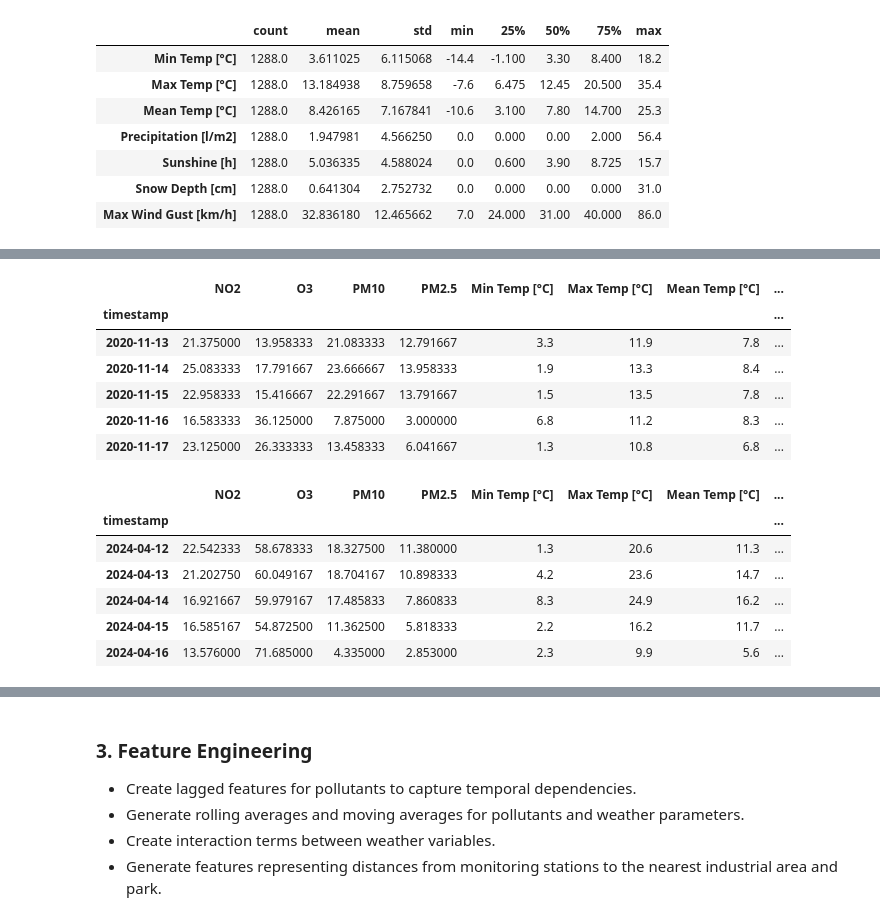
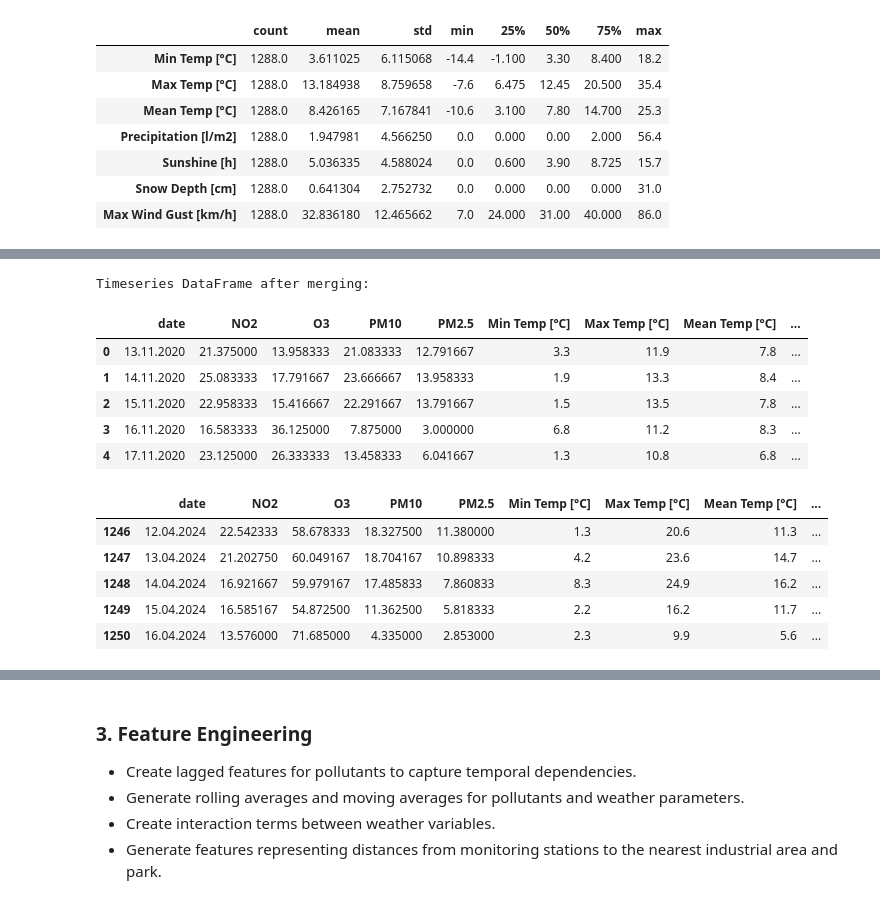
Before and after one commit to markuskuehnle/ulm-air-quality, a Jupyter notebook: notebooks/05_exploratory_data_analysis_patterns.ipynb, the cells around one changed output, grey strips where cells are left out. Saved outputs shown, nothing was run; the diff lists cells and outputs as text; code cells hidden in the pictures.

```diff
--- a/notebooks/05_exploratory_data_analysis_patterns.ipynb
+++ b/notebooks/05_exploratory_data_analysis_patterns.ipynb
@@ -52,28 +52,29 @@ display(weather_df.head())
 # %%
 # Pollutant Data Cleaning
 pollutants_df['timestamp'] = pd.to_datetime(pollutants_df['timestamp'], errors='coerce')
-pollutants_df.set_index('timestamp', inplace=True)
 
 # Pivot the pollutants DataFrame to have separate columns for each pollutant
-pollutants_df_pivot = pollutants_df.pivot_table(values='value', index='timestamp', columns='pollutant')
+pollutants_df_pivot = pollutants_df.pivot_table(values='value', index='timestamp', columns='pollutant').reset_index()
 
 # Resample to daily averages and handle missing values
-pollutants_df = pollutants_df_pivot.resample('D').mean().dropna()
+pollutants_df_pivot['date'] = pollutants_df_pivot['timestamp'].dt.date
+pollutants_df_daily = pollutants_df_pivot.groupby('date').mean().reset_index()
+pollutants_df_daily.drop(columns={'timestamp'}, inplace=True)
 
 # Weather Data Cleaning
-weather_df['Date'] = pd.to_datetime(weather_df['Date'])
-weather_df.set_index('Date', inplace=True)
+weather_df['Date'] = pd.to_datetime(weather_df['Date'], errors='coerce')
+weather_df.rename(columns={'Date': 'date'}, inplace=True)
 
-# Ensure weather values are numeric
-weather_df = weather_df.apply(pd.to_numeric, errors='coerce')
+# Resample to daily averages and handle missing values
+weather_df_daily = weather_df.groupby('date').mean().reset_index()
 
-weather_df = weather_df.resample('D').mean()  # Resample to daily averages
-weather_df = weather_df.dropna()  # Handle missing values
+pollutants_df_daily['date'] = pd.to_datetime(pollutants_df_daily['date']).dt.strftime('%d.%m.%Y')
+weather_df_daily['date'] = pd.to_datetime(weather_df_daily['date']).dt.strftime('%d.%m.%Y')
 
 # Display the first few rows of each DataFrame to verify the data
 print("Pollutants DataFrame after cleaning:")
-display(pollutants_df.head())
+display(pollutants_df_daily.head())
 print("\nWeather DataFrame after cleaning:")
-display(weather_df.head())
+display(weather_df_daily.head())
 # %% [output]
 Pollutants DataFrame after cleaning:
@@ -251,25 +255,22 @@ Last date in pollutants_df: 2024-04-16 00:00:00
 # %%
-# Filter weather_df to only include dates present in pollutants_df
-weather_df_filtered = weather_df.loc[pollutants_df.index]
-
-# Merge the DataFrames
-timeseries_df = pd.merge(pollutants_df, weather_df_filtered, left_index=True, right_index=True, how='inner')
+# Merge the DataFrames on the 'date' column
+timeseries_df = pd.merge(pollutants_df_daily, weather_df_daily, on='date', how='inner')
 
 # Display the resulting DataFrame
+print("Timeseries DataFrame after merging:")
 display(timeseries_df.head())
 display(timeseries_df.tail())
 # %% [output]
+Timeseries DataFrame after merging:
-|  | NO2 | O3 | PM10 | PM2.5 | Min Temp [°C] | Max Temp [°C] | Mean Temp [°C] | ... |
-| timestamp |  |  |  |  |  |  |  | ... |
-| 2020-11-13 | 21.375000 | 13.958333 | 21.083333 | 12.791667 | 3.3 | 11.9 | 7.8 | ... |
-| 2020-11-14 | 25.083333 | 17.791667 | 23.666667 | 13.958333 | 1.9 | 13.3 | 8.4 | ... |
-| 2020-11-15 | 22.958333 | 15.416667 | 22.291667 | 13.791667 | 1.5 | 13.5 | 7.8 | ... |
-| 2020-11-16 | 16.583333 | 36.125000 | 7.875000 | 3.000000 | 6.8 | 11.2 | 8.3 | ... |
-| 2020-11-17 | 23.125000 | 26.333333 | 13.458333 | 6.041667 | 1.3 | 10.8 | 6.8 | ... |
+|  | date | NO2 | O3 | PM10 | PM2.5 | Min Temp [°C] | Max Temp [°C] | Mean Temp [°C] | ... |
+| 0 | 13.11.2020 | 21.375000 | 13.958333 | 21.083333 | 12.791667 | 3.3 | 11.9 | 7.8 | ... |
+| 1 | 14.11.2020 | 25.083333 | 17.791667 | 23.666667 | 13.958333 | 1.9 | 13.3 | 8.4 | ... |
+| 2 | 15.11.2020 | 22.958333 | 15.416667 | 22.291667 | 13.791667 | 1.5 | 13.5 | 7.8 | ... |
+| 3 | 16.11.2020 | 16.583333 | 36.125000 | 7.875000 | 3.000000 | 6.8 | 11.2 | 8.3 | ... |
+| 4 | 17.11.2020 | 23.125000 | 26.333333 | 13.458333 | 6.041667 | 1.3 | 10.8 | 6.8 | ... |
-|  | NO2 | O3 | PM10 | PM2.5 | Min Temp [°C] | Max Temp [°C] | Mean Temp [°C] | ... |
-| timestamp |  |  |  |  |  |  |  | ... |
-| 2024-04-12 | 22.542333 | 58.678333 | 18.327500 | 11.380000 | 1.3 | 20.6 | 11.3 | ... |
-| 2024-04-13 | 21.202750 | 60.049167 | 18.704167 | 10.898333 | 4.2 | 23.6 | 14.7 | ... |
-| 2024-04-14 | 16.921667 | 59.979167 | 17.485833 | 7.860833 | 8.3 | 24.9 | 16.2 | ... |
-| 2024-04-15 | 16.585167 | 54.872500 | 11.362500 | 5.818333 | 2.2 | 16.2 | 11.7 | ... |
-| 2024-04-16 | 13.576000 | 71.685000 | 4.335000 | 2.853000 | 2.3 | 9.9 | 5.6 | ... |
+|  | date | NO2 | O3 | PM10 | PM2.5 | Min Temp [°C] | Max Temp [°C] | Mean Temp [°C] | ... |
+| 1246 | 12.04.2024 | 22.542333 | 58.678333 | 18.327500 | 11.380000 | 1.3 | 20.6 | 11.3 | ... |
+| 1247 | 13.04.2024 | 21.202750 | 60.049167 | 18.704167 | 10.898333 | 4.2 | 23.6 | 14.7 | ... |
+| 1248 | 14.04.2024 | 16.921667 | 59.979167 | 17.485833 | 7.860833 | 8.3 | 24.9 | 16.2 | ... |
+| 1249 | 15.04.2024 | 16.585167 | 54.872500 | 11.362500 | 5.818333 | 2.2 | 16.2 | 11.7 | ... |
+| 1250 | 16.04.2024 | 13.576000 | 71.685000 | 4.335000 | 2.853000 | 2.3 | 9.9 | 5.6 | ... |
```
Also changed, not shown: parts of 12 cells of this notebook, 2 other files.
